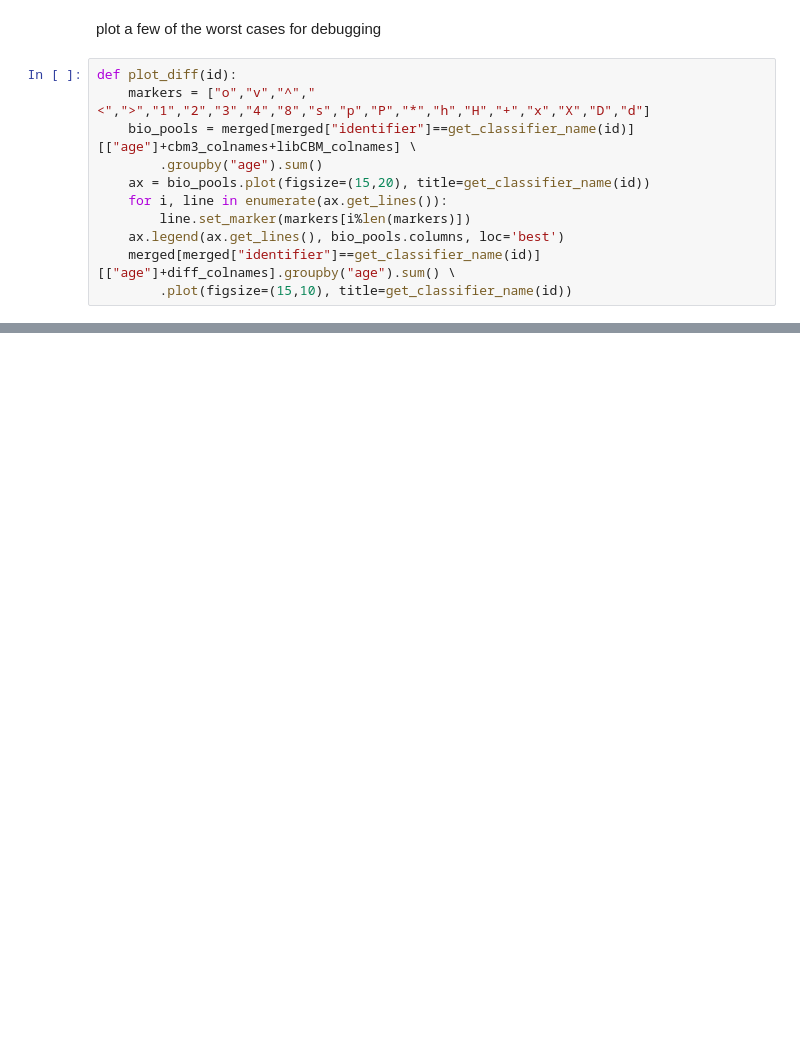
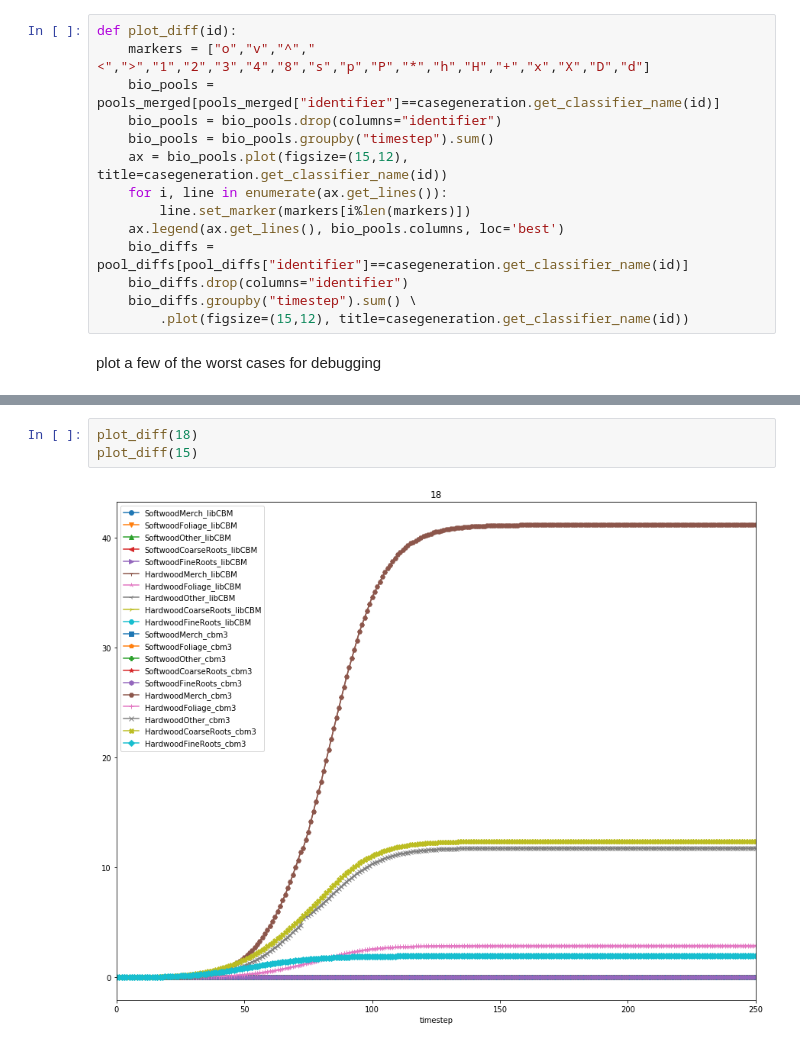
Before and after one commit to cat-cfs/libcbm_py, a Jupyter notebook: growth_curve_testing.ipynb, the cells around one changed output, grey strips where cells are left out. Saved outputs shown, nothing was run; the diff lists cells and outputs as text; blank space fills up the shorter version.

```diff
--- a/growth_curve_testing.ipynb
+++ b/growth_curve_testing.ipynb
@@ -174,13 +88,16 @@ merged[["identifier"]+diff_colnames+["total_diff"]] \
+# %%
+def plot_diff(id):
+    markers = ["o","v","^","<",">","1","2","3","4","8","s","p","P","*","h","H","+","x","X","D","d"]
+    bio_pools = pools_merged[pools_merged["identifier"]==casegeneration.get_classifier_name(id)]
+    bio_pools = bio_pools.drop(columns="identifier")
+    bio_pools = bio_pools.groupby("timestep").sum()
+    ax = bio_pools.plot(figsize=(15,12), title=casegeneration.get_classifier_name(id))
+    for i, line in enumerate(ax.get_lines()):
+        line.set_marker(markers[i%len(markers)])
+    ax.legend(ax.get_lines(), bio_pools.columns, loc='best')
+    bio_diffs = pool_diffs[pool_diffs["identifier"]==casegeneration.get_classifier_name(id)]
+    bio_diffs.drop(columns="identifier")
+    bio_diffs.groupby("timestep").sum() \
+        .plot(figsize=(15,12), title=casegeneration.get_classifier_name(id))
 # %% [markdown]
 plot a few of the worst cases for debugging
-# %%
-def plot_diff(id):
-    markers = ["o","v","^","<",">","1","2","3","4","8","s","p","P","*","h","H","+","x","X","D","d"]
-    bio_pools = merged[merged["identifier"]==get_classifier_name(id)][["age"]+cbm3_colnames+libCBM_colnames] \
-        .groupby("age").sum()
-    ax = bio_pools.plot(figsize=(15,20), title=get_classifier_name(id))
-    for i, line in enumerate(ax.get_lines()):
-        line.set_marker(markers[i%len(markers)])
-    ax.legend(ax.get_lines(), bio_pools.columns, loc='best')
-    merged[merged["identifier"]==get_classifier_name(id)][["age"]+diff_colnames].groupby("age").sum() \
-        .plot(figsize=(15,10), title=get_classifier_name(id))
@@ -197,0 +104,5 @@ plot_diff(497)
+# %%
+plot_diff(18)
+plot_diff(15)
+# %% [output]
+[figure, added]
```
Also changed, not shown: parts of 24 cells of this notebook, 3 other files.
